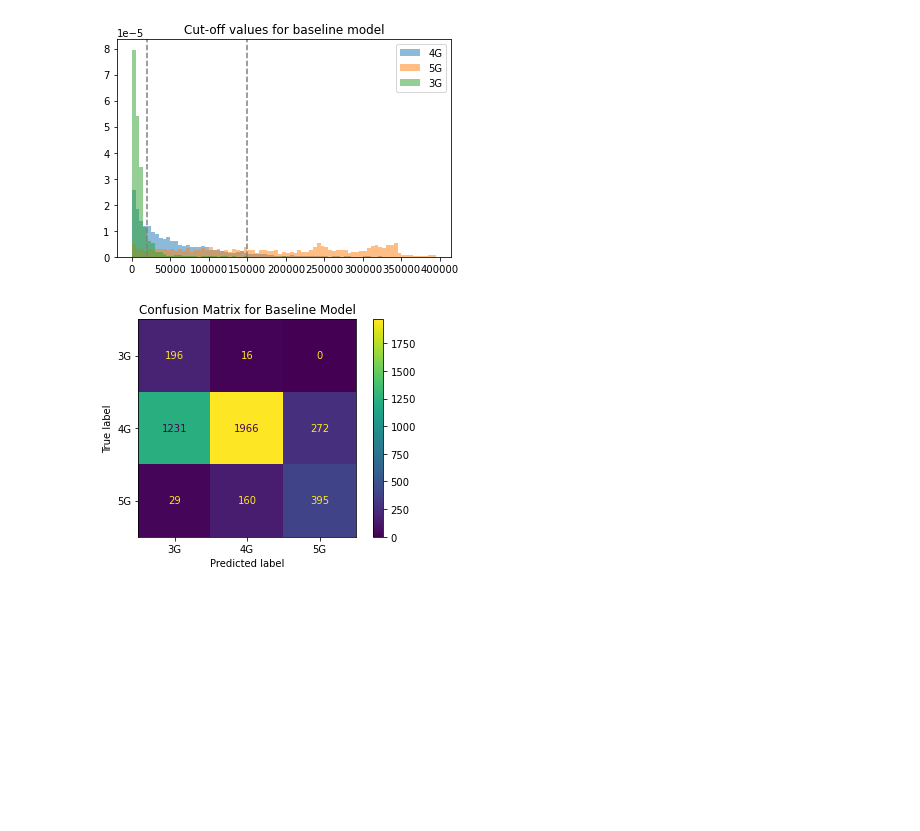
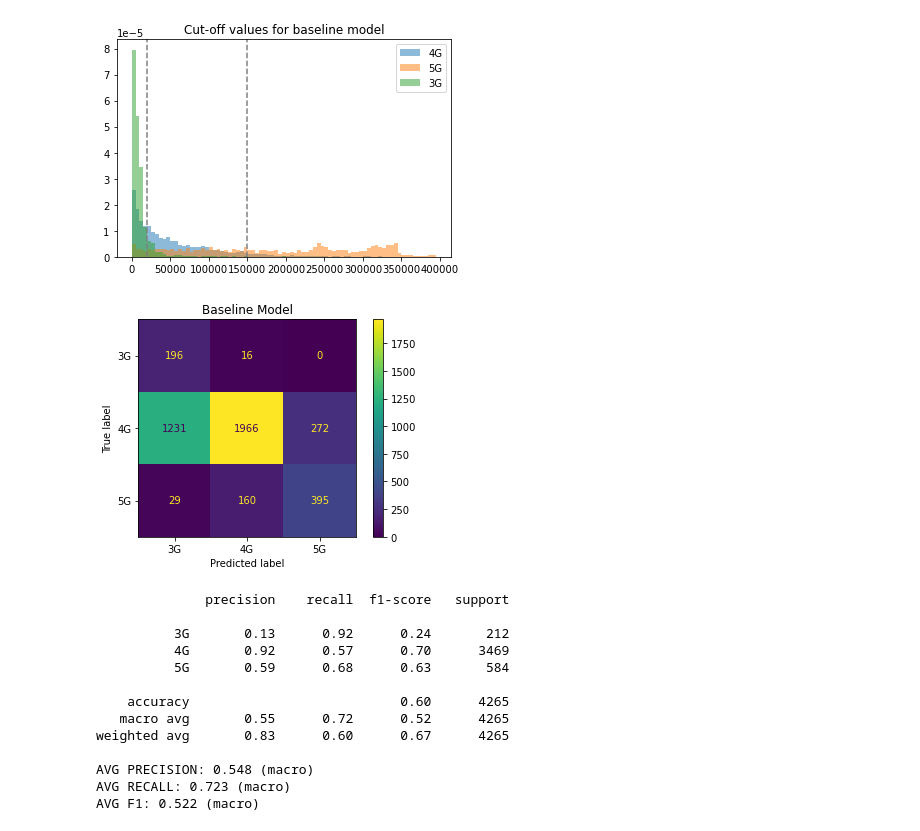
Before and after one commit to heckert/speedtest-classification, a Jupyter notebook: notebooks/02-train.ipynb, the cells around one changed output. Saved outputs shown, nothing was run; the diff lists cells and outputs as text; code cells hidden in the pictures; blank space fills up the shorter version.

```diff
--- a/notebooks/02-train.ipynb
+++ b/notebooks/02-train.ipynb
@@ -131,8 +136,19 @@ class BaselineModel:
 baseline = BaselineModel(**upper_limits)
 y_test_baseline = baseline.fit_transform(X_test.download_kbit, y_test)
 # %%
-ConfusionMatrixDisplay.from_predictions(y_test, y_test_baseline)
-plt.title('Confusion Matrix for Baseline Model')
-plt.show()
+evaluate(y_test, y_test_baseline, title='Baseline Model')
 # %% [output]
-[figure, old version]
+[figure, new version]
+              precision    recall  f1-score   support
+
+          3G       0.13      0.92      0.24       212
+          4G       0.92      0.57      0.70      3469
+          5G       0.59      0.68      0.63       584
+
+    accuracy                           0.60      4265
+   macro avg       0.55      0.72      0.52      4265
+weighted avg       0.83      0.60      0.67      4265
+
+AVG PRECISION: 0.548 (macro)
+AVG RECALL: 0.723 (macro)
+AVG F1: 0.522 (macro)
```
Also changed, not shown: parts of 2 cells of this notebook, 2 other files.
